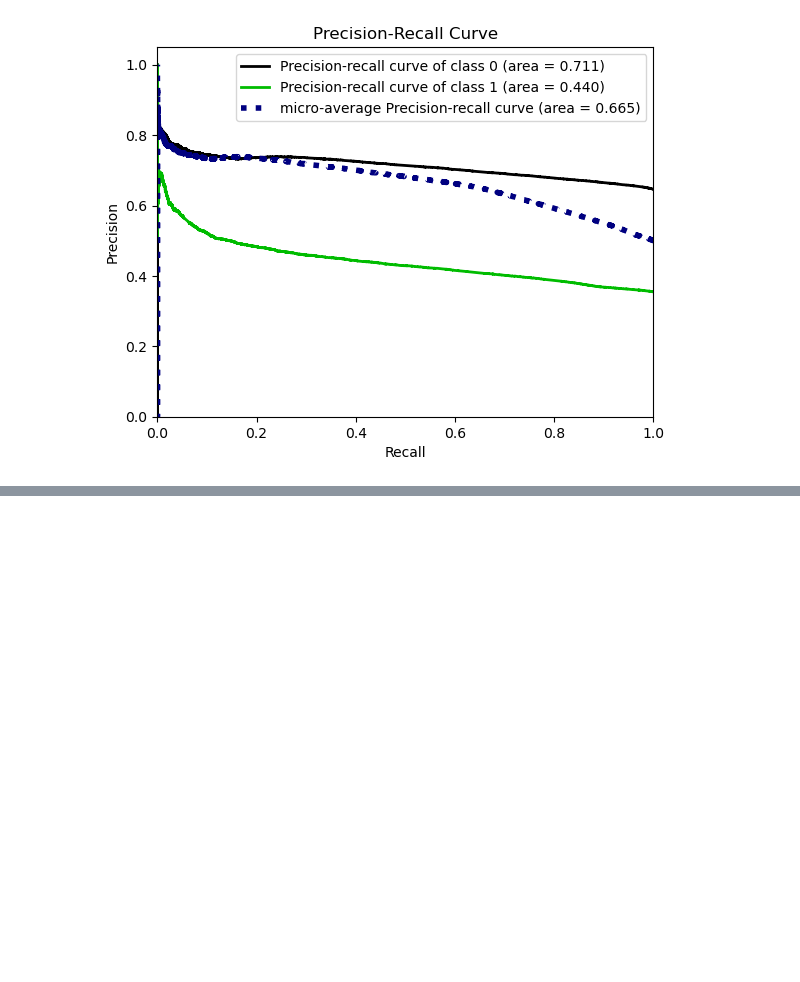
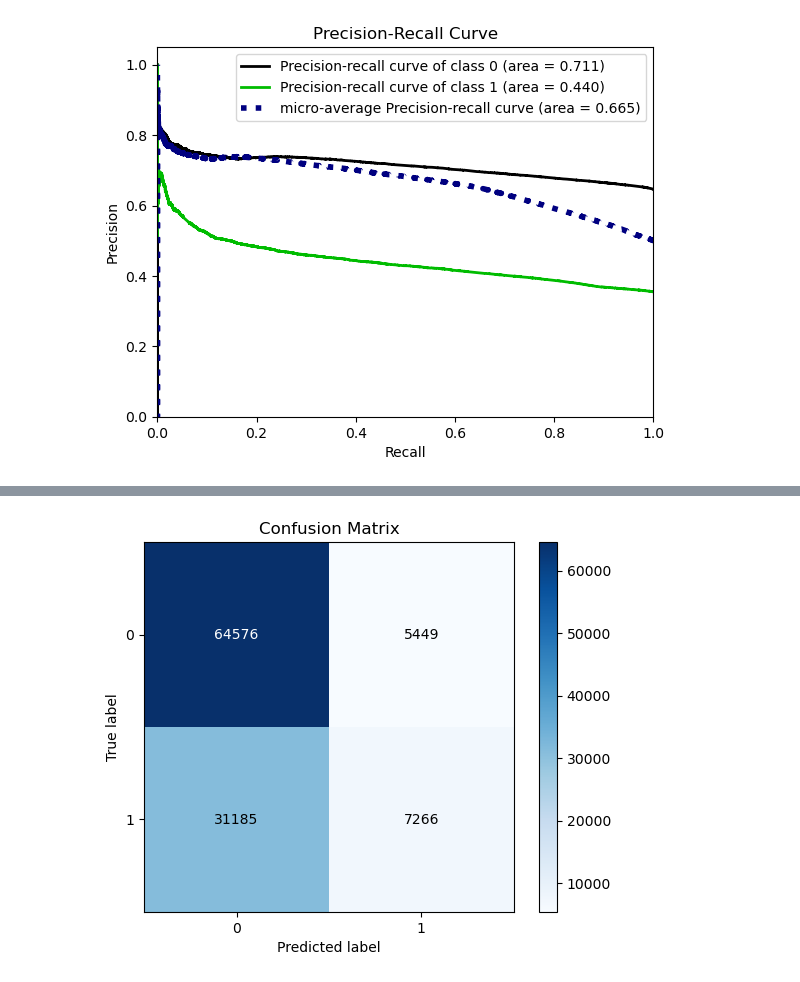
Before and after one commit to UpLiftL1f3/CSCE5214_LineChasers, a Jupyter notebook: main.ipynb, the cells around one changed output, grey strips where cells are left out. Saved outputs shown, nothing was run; the diff lists cells and outputs as text; code cells hidden in the pictures; blank space fills up the shorter version.

```diff
--- a/main.ipynb
+++ b/main.ipynb
@@ -261,0 +376,13 @@ plt.show()
+# %%
+scaler = MinMaxScaler()
+X_train_scaled = scaler.fit_transform(X_train)
+X_test_scaled = scaler.transform(X_test)
+
+# using numPy to reshape data. LSTM requires 3D data - samples (individual data points(rows)), time steps (length of time step used to predict target var), features (predictor columns used for making predictions)
+# default of 1 time step, might set this to 10 or something.
+X_train_scaled = np.reshape(X_train_scaled, (X_train_scaled.shape[0], 1, X_train_scaled.shape[1]))
+X_test_scaled = np.reshape(X_test_scaled, (X_test_scaled.shape[0], 1, X_test_scaled.shape[1]))
+
+# assuming the data has been scaled and reshaped properly
+X_train_scaled = np.reshape(X_train_scaled, (X_train_scaled.shape[0], 1, 29))
+X_test_scaled = np.reshape(X_test_scaled, (X_test_scaled.shape[0], 1, 29))
@@ -261,0 +391,23 @@ plt.show()
+# %%
+# build LSTM
+LSTM_model = Sequential()
+
+# adding first layer. Dropout sets a # of neurons to zero during training to prevent overreliance on certain patterns. (overfitting)
+# "X_train.shape[1], X_train.shape[2]" selects the time steps and the # features as the 'input shape' so the model knows what data it's getting
+LSTM_model.add(LSTM(units=50, return_sequences=True, input_shape=(1, 29)))
+
+# Add Dropout to prevent overfitting
+LSTM_model.add(Dropout(0.1))
+
+# second layer, adds 50 more neurons
+LSTM_model.add(LSTM(units=50, return_sequences=False))
+LSTM_model.add(Dropout(0.1))
+
+# output layer
+LSTM_model.add(Dense(units=1, activation='sigmoid'))
+
+# compiles model w selected features. The optimizer is how the model updates weights using backpropagation calc and is (variant of SGD - stochastic gradient descent) - loss function tells optimizer how far guesses were off.
+LSTM_model.compile(optimizer='adam', loss='binary_crossentropy', metrics=[AUC(name='auc')])
+
+# train the model
+LSTM_model.fit(X_train_scaled, y_train, epochs=20, batch_size=32, validation_data=(X_test_scaled, y_test))
@@ -261,0 +435,6 @@ plt.show()
+# %%
+prediction_probs_LTSM = LSTM_model.predict(X_test_scaled)
+prediction_LTSM = prediction_probs_LTSM
+prediction_LTSM[prediction_LTSM < .5] = 0
+prediction_LTSM[prediction_LTSM >= .5] = 1
+print(prediction_LTSM)
@@ -261,0 +459,5 @@ plt.show()
+# %%
+skplt.metrics.plot_confusion_matrix(y_test, prediction_LTSM)
+plt.show()
+# %% [output]
+[figure, added]
```
Also changed, not shown: parts of 30 cells of this notebook.
